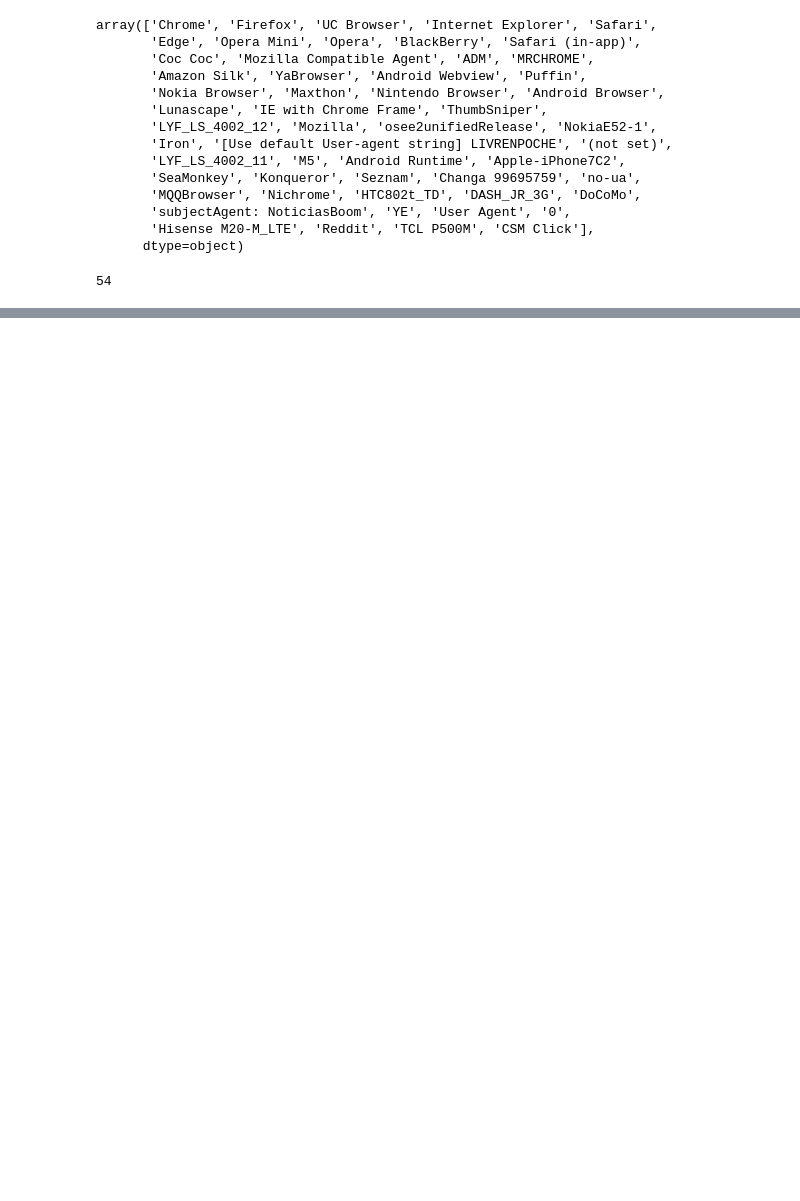
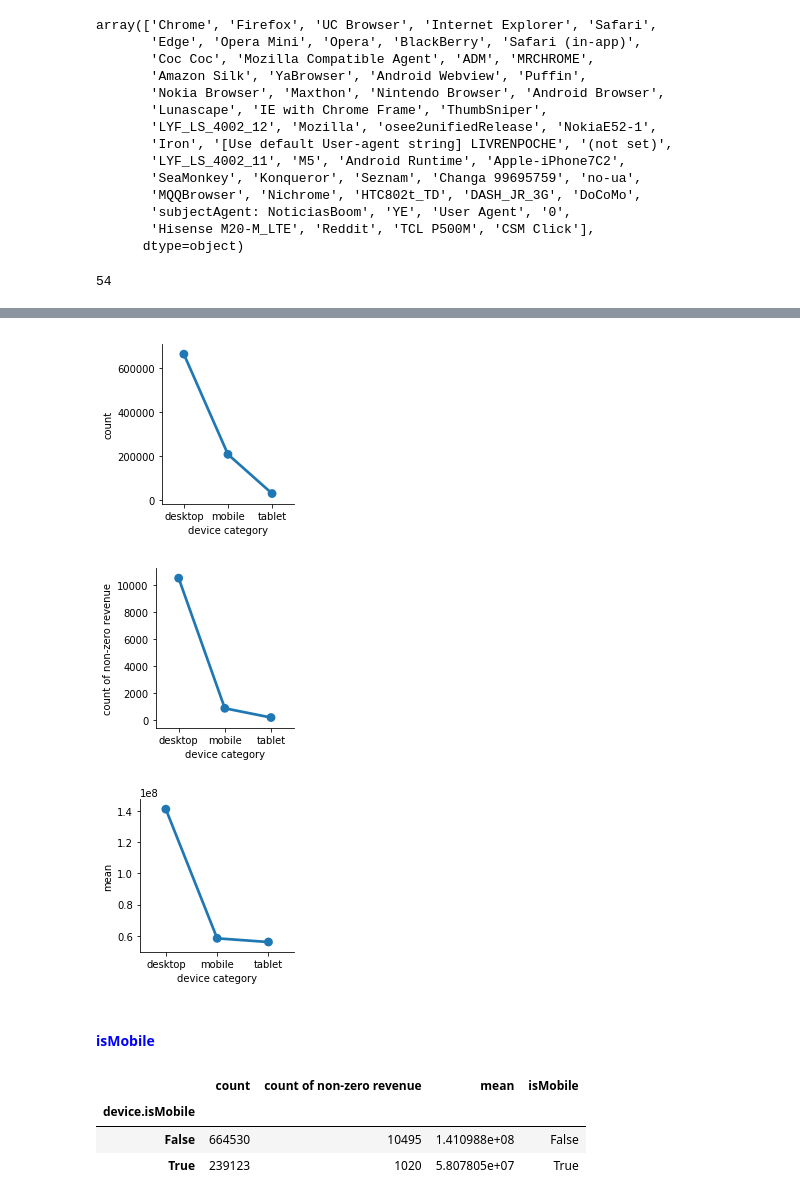
Before and after one commit to Aries0331/RevenuePrediction_GStore, a Jupyter notebook: main.ipynb, the cells around one changed output, grey strips where cells are left out. Saved outputs shown, nothing was run; the diff lists cells and outputs as text; code cells hidden in the pictures; blank space fills up the shorter version.

```diff
--- a/main.ipynb
+++ b/main.ipynb
@@ -289,4 +274 @@ YaBrowser              2096
 Name: device.browser, dtype: int64
-# %%
-g = sns.countplot(x="device.browser",data=df_train, order = df_train['device.browser'].value_counts().index)
-g = plt.setp(g.get_xticklabels(), rotation=45)
@@ -294,0 +333,5 @@ NameError: name 'sns' is not defined
+# %%
+device_group = df_train.groupby('device.deviceCategory')['totals.transactionRevenue'].agg(['size', 'count', 'mean'])
+device_group.columns = ["count", "count of non-zero revenue", "mean"]
+device_group['device category'] = device_group.index
+device_group = device_group.sort_values(by="count", ascending=False)
@@ -294,0 +346,15 @@ NameError: name 'sns' is not defined
+# %%
+sns.factorplot(x="device category",y="count",data=device_group,size=3)
+g = g.set_ylabels("count")
+
+sns.factorplot(x="device category",y="count of non-zero revenue",data=device_group,size=3)
+g = g.set_ylabels("count of non-zero revenue")
+
+sns.factorplot(x="device category",y="mean",data=device_group,size=3)
+g = g.set_ylabels("mean")
+# %% [output]
+[figure, added]
+[figure, added]
+[figure, added]
+# %% [markdown]
+<h4 style="color:blue">isMobile</h4>
@@ -294,0 +366,7 @@ NameError: name 'sns' is not defined
+# %%
+isMobile_group
+# %% [output]
+|  | count | count of non-zero revenue | mean | isMobile |
+| device.isMobile |  |  |  |  |
+| False | 664530 | 10495 | 1.410988e+08 | False |
+| True | 239123 | 1020 | 5.807805e+07 | True |
```
Also changed, not shown: parts of 24 cells of this notebook.
